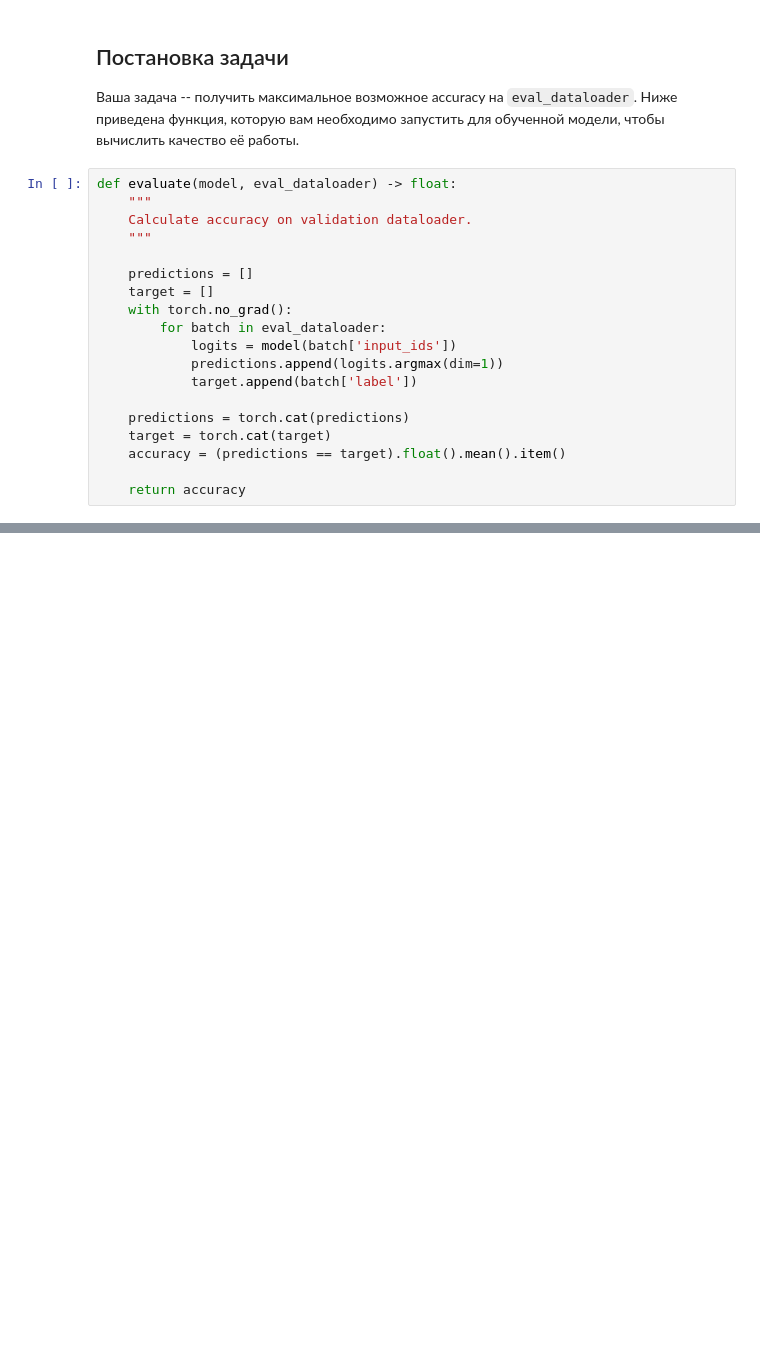
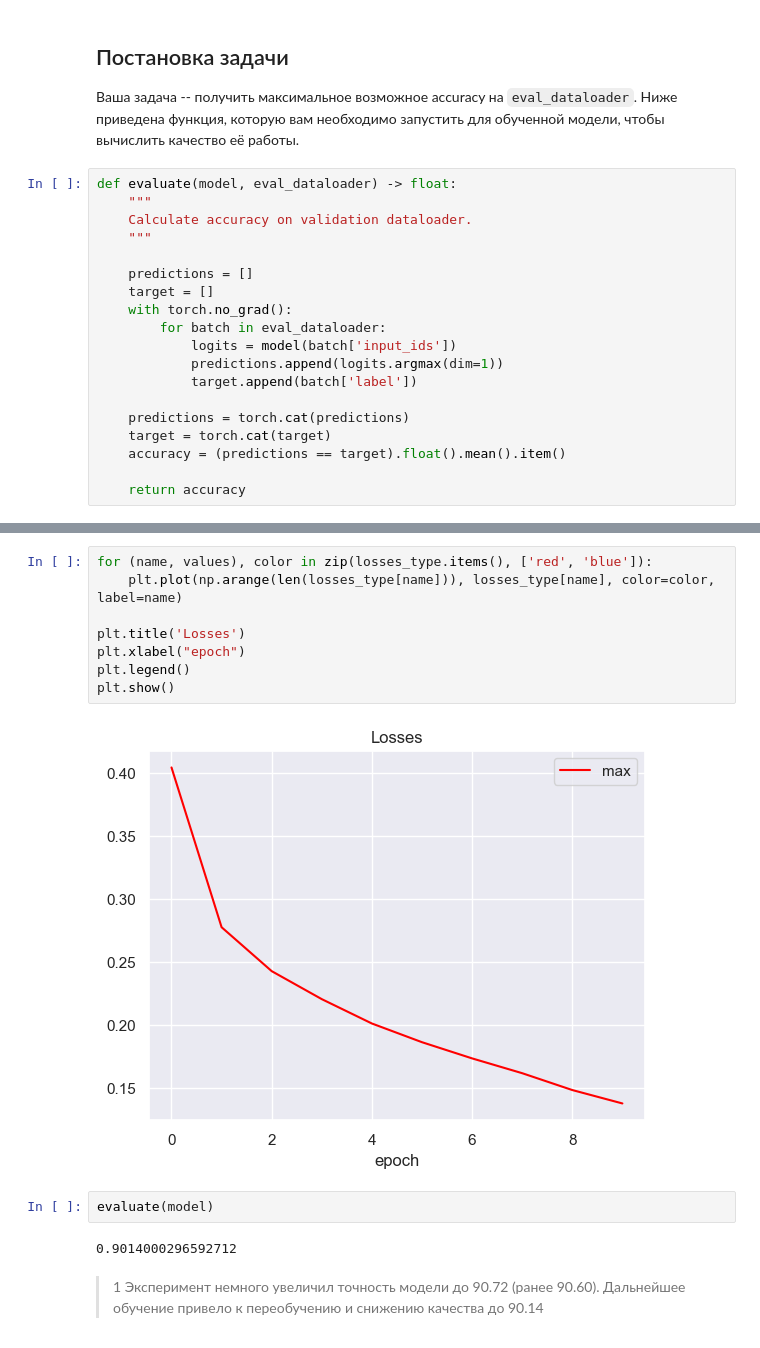
Before and after one commit to alex-chin/dls_part_2_nlp, a Jupyter notebook: week_02_RNN/Homework/hw_2_text_classification.ipynb, the cells around one changed output, grey strips where cells are left out. Drawn from its saved outputs; the diff is of its cells as text; blank space fills up the shorter version.

```diff
--- a/week_02_RNN/Homework/hw_2_text_classification.ipynb
+++ b/week_02_RNN/Homework/hw_2_text_classification.ipynb
@@ -222,0 +403,16 @@ def evaluate(model, eval_dataloader) -> float:
+# %%
+for (name, values), color in zip(losses_type.items(), ['red', 'blue']):
+    plt.plot(np.arange(len(losses_type[name])), losses_type[name], color=color, label=name)
+
+plt.title('Losses')
+plt.xlabel("epoch")
+plt.legend()
+plt.show()
+# %% [output]
+[figure, added]
+# %%
+evaluate(model)
+# %% [output]
+0.9014000296592712
+# %% [markdown]
+> 1 Эксперимент немного увеличил точность модели до 90.72 (ранее 90.60). Дальнейшее обучение привело к переобучению и снижению качества до 90.14
```
Also changed, not shown: parts of 43 cells of this notebook, 5 other files.
